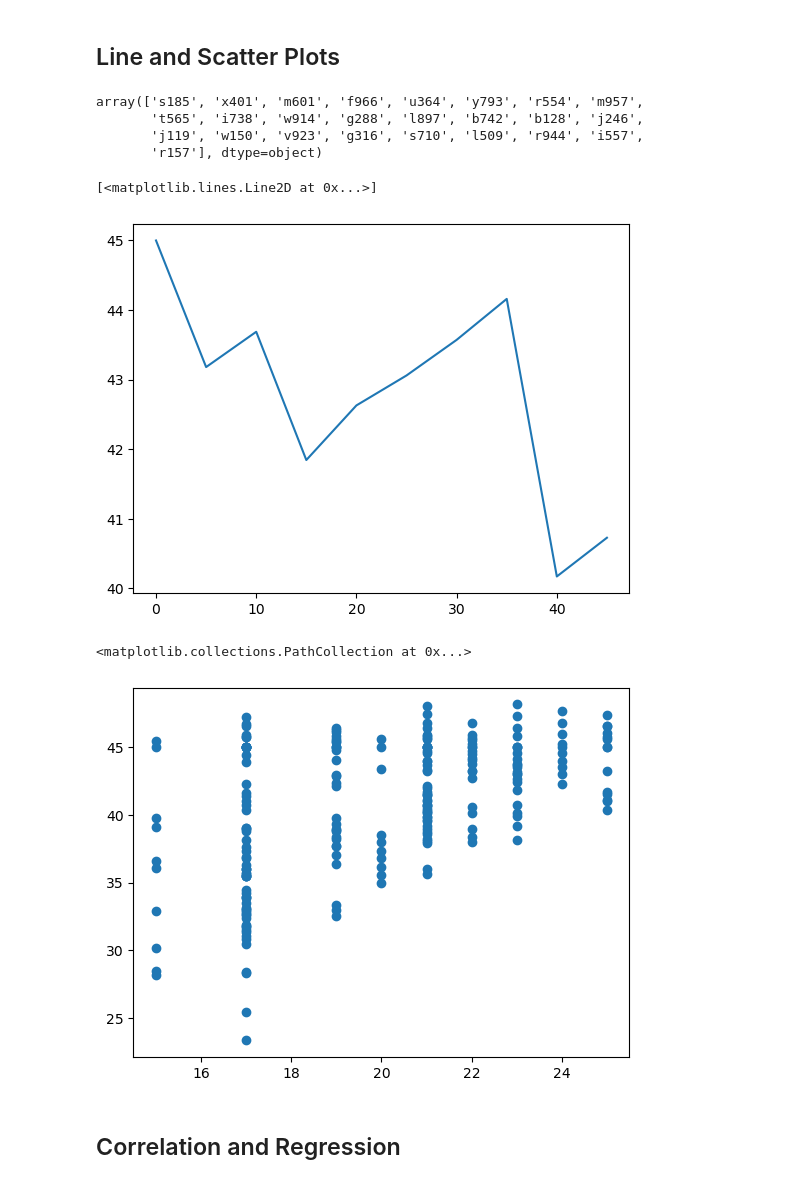
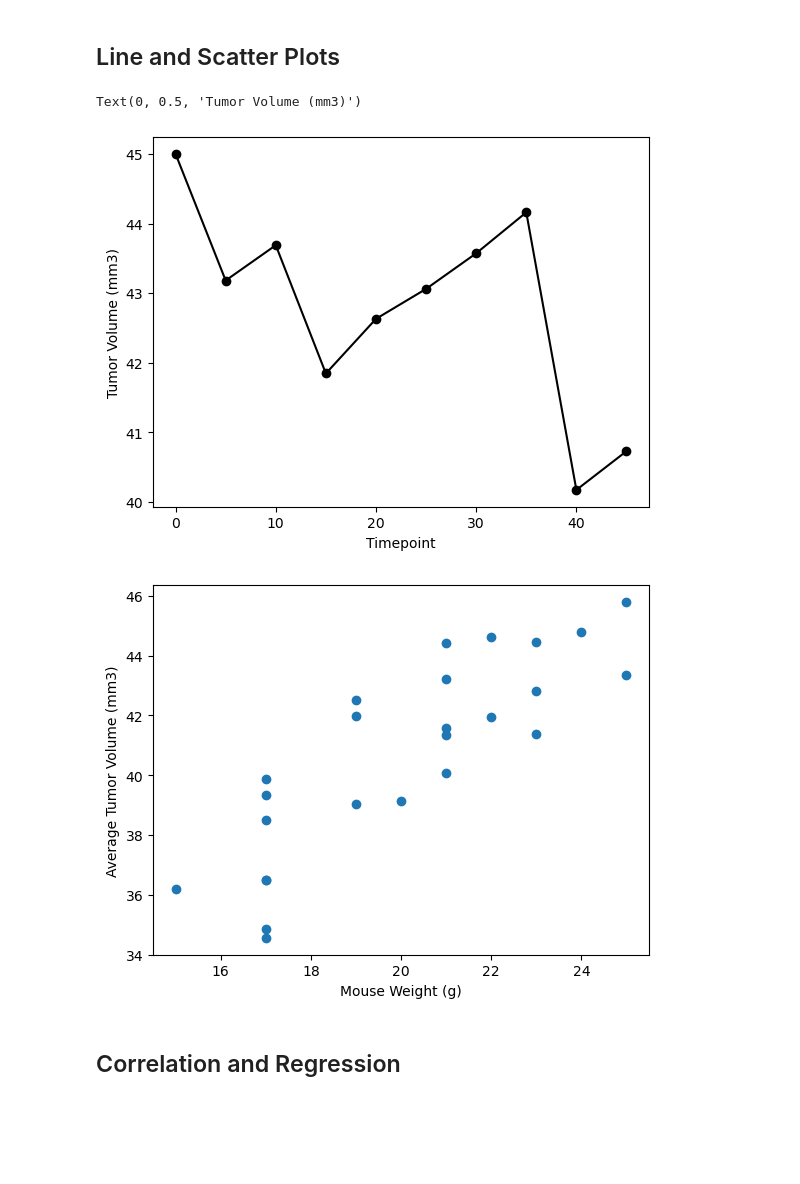
Before and after one commit to thebuttercupgang/module-5-challenge, a Jupyter notebook: Pymaceuticals/pymaceuticals_starter.ipynb, the cells around one changed output. Saved outputs shown, nothing was run; the diff lists cells and outputs as text; code cells hidden in the pictures; blank space fills up the shorter version.

```diff
--- a/Pymaceuticals/pymaceuticals_starter.ipynb
+++ b/Pymaceuticals/pymaceuticals_starter.ipynb
@@ -229,28 +241,40 @@ last_tp.boxplot(column= "Tumor Volume (mm3)",by="Drug Regimen")
 [figure]
 # %% [markdown]
 ## Line and Scatter Plots
-# %%
-# narrowing down to just Capomulin and unique Mouse IDs
-(mouse_df.loc[mouse_df["Drug Regimen"] == "Capomulin"])["Mouse ID"].unique()
-# %% [output]
-array(['s185', 'x401', 'm601', 'f966', 'u364', 'y793', 'r554', 'm957',
-       't565', 'i738', 'w914', 'g288', 'l897', 'b742', 'b128', 'j246',
-       'j119', 'w150', 'v923', 'g316', 's710', 'l509', 'r944', 'i557',
-       'r157'], dtype=object)
 # %%
 # Generate a line plot of tumor volume vs. time point for a single mouse treated with Capomulin
+# finding mice on Capomulin
+print((mouse_df.loc[mouse_df["Drug Regimen"] == "Capomulin"])["Mouse ID"].unique())
+
+#extracting the data for one mouse
 line_plt = mouse_df.loc[mouse_df["Mouse ID"] == "s710"]
-plt.plot(line_plt["Timepoint"], line_plt["Tumor Volume (mm3)"])
+
+plt.plot(line_plt["Timepoint"], line_plt["Tumor Volume (mm3)"],
+         marker= "o", color = "k")
+plt.xlabel("Timepoint")
+plt.ylabel("Tumor Volume (mm3)")
+
+plt.show()
 # %% [output]
-[<matplotlib.lines.Line2D at 0x...>]
+Text(0, 0.5, 'Tumor Volume (mm3)')
-[figure, old version]
+[figure, new version]
 # %%
 # Generate a scatter plot of mouse weight vs. the average observed tumor volume for the entire Capomulin regimen
+
+#reducing the dataset to just Capomulin mice
 scatter_plt = mouse_df.loc[mouse_df["Drug Regimen"] == "Capomulin"]
-y = mouse_df.groupby("Mouse ID")["Drug Regimen"].first()
-plt.scatter(scatter_plt["Weight (g)"], scatter_plt["Tumor Volume (mm3)"])
+
+# defining the x and y coordinates
+x = scatter_plt.groupby("Mouse ID")["Weight (g)"].first()
+y = scatter_plt.groupby("Mouse ID")["Tumor Volume (mm3)"].mean()
+
+#plotting
+plt.scatter(x, y)
+plt.xlabel("Mouse Weight (g)")
+plt.ylabel("Average Tumor Volume (mm3)")
+
+plt.show()
 # %% [output]
-<matplotlib.collections.PathCollection at 0x...>
-[figure, old version]
+[figure, new version]
 # %% [markdown]
 ## Correlation and Regression
```
Also changed, not shown: parts of 9 cells of this notebook.
